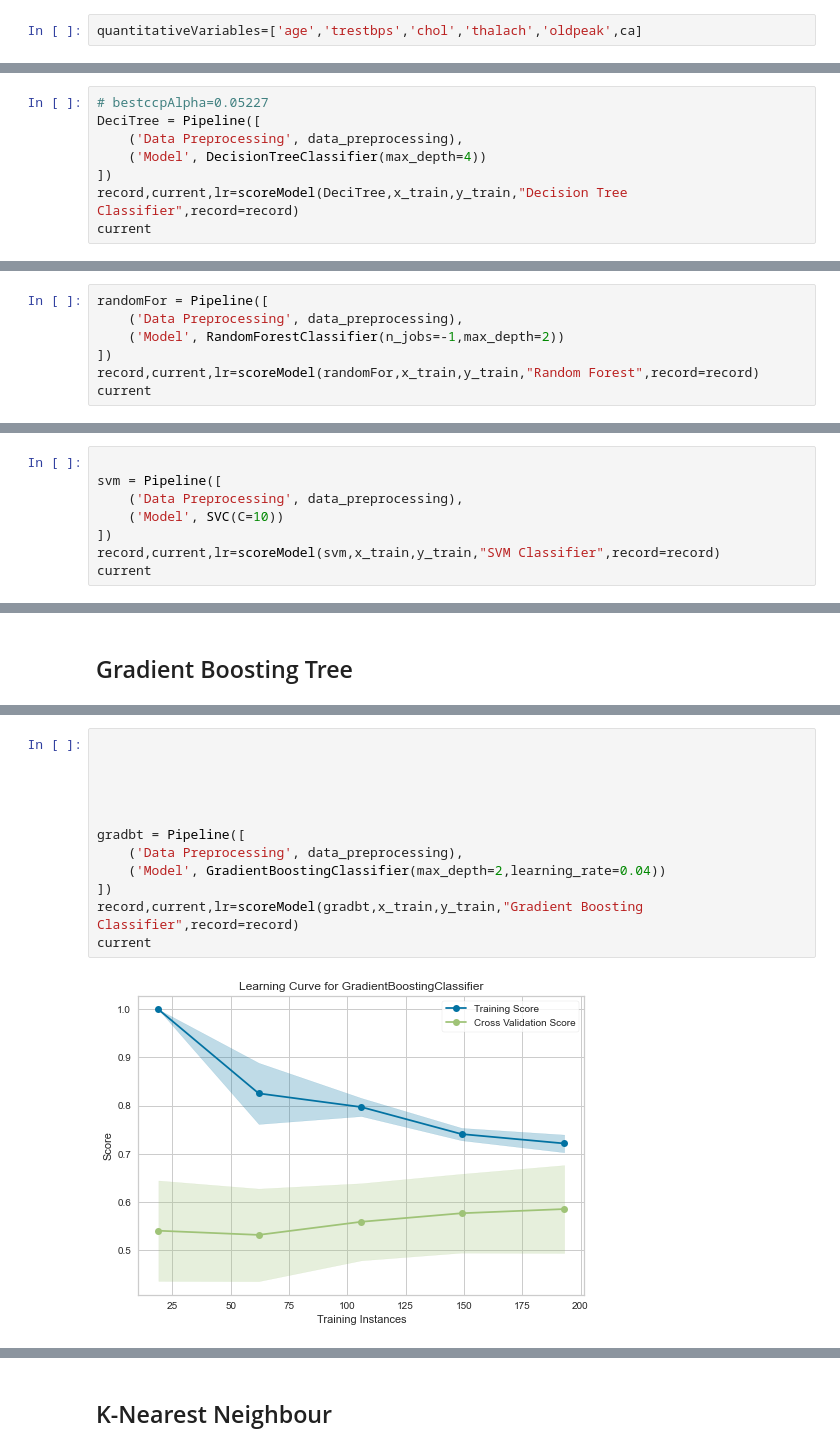
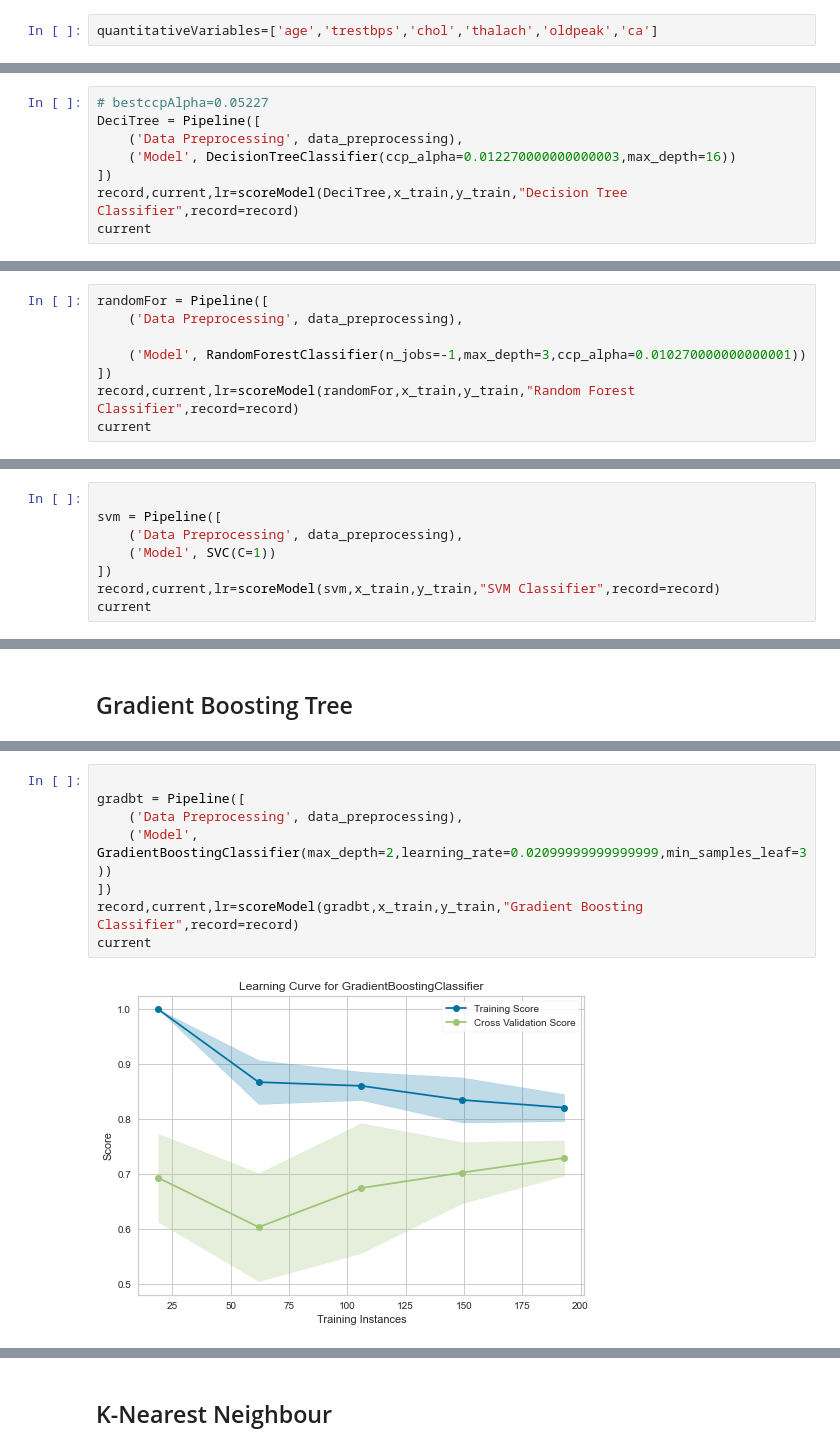
Before and after one commit to zhuofan-16/Heart_Disease_Model, a Jupyter notebook: Cardiovascular_Prediction_ML.ipynb, the cells around one changed output, grey strips where cells are left out. Saved outputs shown, nothing was run; the diff lists cells and outputs as text.

```diff
--- a/Cardiovascular_Prediction_ML.ipynb
+++ b/Cardiovascular_Prediction_ML.ipynb
@@ -233,7 +233,7 @@ Looking at the distribution of data for our target predictor,we realise that the
 # %% [markdown]
 #### Quantitative Variables
 # %%
-quantitativeVariables=['age','trestbps','chol','thalach','oldpeak',ca]
+quantitativeVariables=['age','trestbps','chol','thalach','oldpeak','ca']
 # %% [markdown]
 #### Qualitative Variables
 # %%
@@ -470,7 +447,7 @@ pd.DataFrame(GridSearchCV(DecisionTreeClassifier(),param_grid=parameter,scoring=
 # bestccpAlpha=0.05227
 DeciTree = Pipeline([
     ('Data Preprocessing', data_preprocessing),
-    ('Model', DecisionTreeClassifier(max_depth=4))
+    ('Model', DecisionTreeClassifier(ccp_alpha=0.012270000000000003,max_depth=16))
 ])
 record,current,lr=scoreModel(DeciTree,x_train,y_train,"Decision Tree Classifier",record=record)
 current
@@ -483,8 +478,9 @@ current
 # %%
 randomFor = Pipeline([
     ('Data Preprocessing', data_preprocessing),
-    ('Model', RandomForestClassifier(n_jobs=-1,max_depth=2))
+
+    ('Model', RandomForestClassifier(n_jobs=-1,max_depth=3,ccp_alpha=0.010270000000000001))
 ])
-record,current,lr=scoreModel(randomFor,x_train,y_train,"Random Forest",record=record)
+record,current,lr=scoreModel(randomFor,x_train,y_train,"Random Forest Classifier",record=record)
 current
 # %% [output]
@@ -500,7 +514,7 @@ pd.DataFrame(GridSearchCV(SVC(),param_grid=parameters,scoring='recall',cv = Stra
 
 svm = Pipeline([
     ('Data Preprocessing', data_preprocessing),
-    ('Model', SVC(C=10))
+    ('Model', SVC(C=1))
 ])
 record,current,lr=scoreModel(svm,x_train,y_train,"SVM Classifier",record=record)
 current
@@ -523,15 +545,11 @@ pd.DataFrame(GridSearchCV(GradientBoostingClassifier(learning_rate=2),param_grid
 # %%
-
-
-
-
 
 gradbt = Pipeline([
     ('Data Preprocessing', data_preprocessing),
-    ('Model', GradientBoostingClassifier(max_depth=2,learning_rate=0.04))
+    ('Model', GradientBoostingClassifier(max_depth=2,learning_rate=0.02099999999999999,min_samples_leaf=3))
 ])
 record,current,lr=scoreModel(gradbt,x_train,y_train,"Gradient Boosting Classifier",record=record)
 current
 # %% [output]
-[figure, old version]
+[figure, new version]
 |  | name | train_accuracy | test_accuracy | test_recall | train_recall |
```
Also changed, not shown: parts of 26 cells of this notebook.
